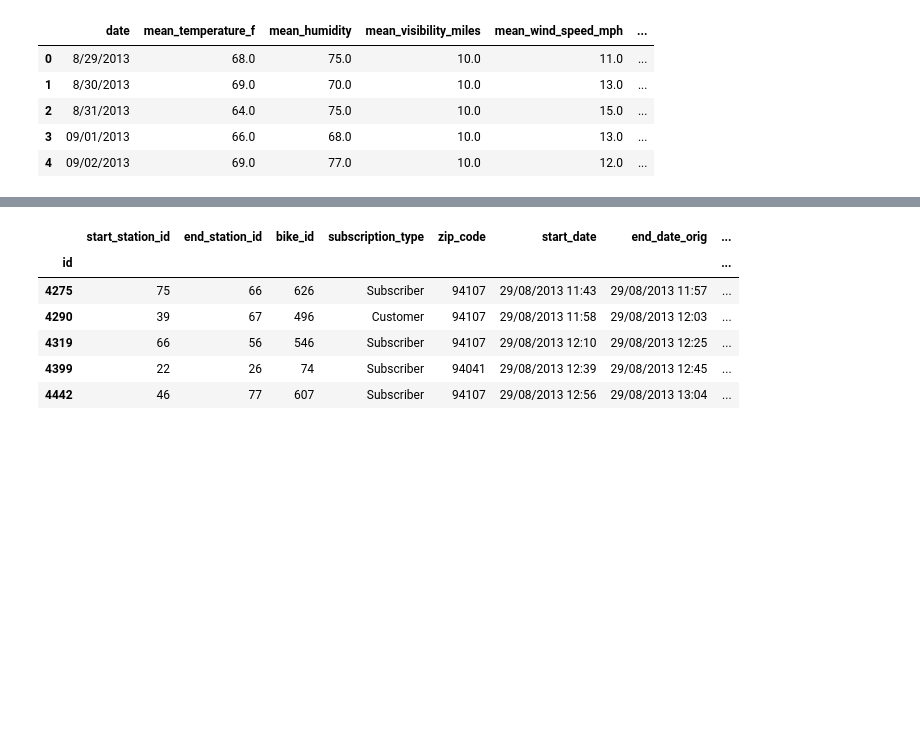
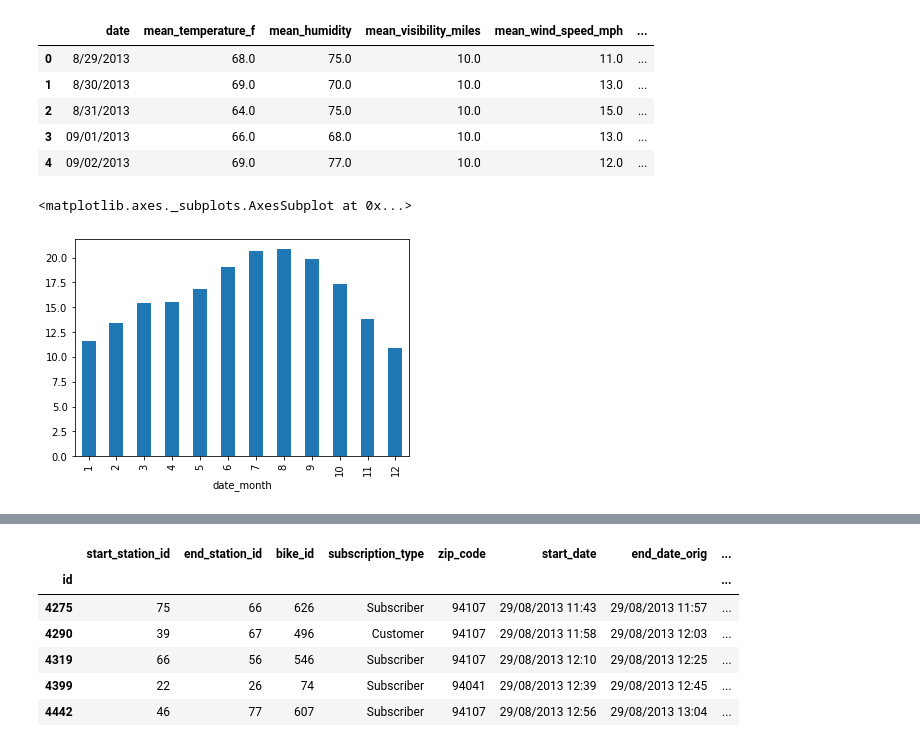
Before and after one commit to orbenishay/pandas-project, a Jupyter notebook: Bicycle_7.ipynb, the cells around one changed output, grey strips where cells are left out. Drawn from its saved outputs; the diff is of its cells as text; code cells hidden in the pictures; blank space fills up the shorter version.

```diff
--- a/Bicycle_7.ipynb
+++ b/Bicycle_7.ipynb
@@ -34,5 +35,5 @@ Saving weather.csv to weather (1).csv
 # %%
-df_weather = pd.read_csv("weather.csv", parse_dates=True)
+df_weather = pd.read_csv("weather (1).csv", parse_dates=True)
 df_weather.head()
 # %% [output]
 |  | date | mean_temperature_f | mean_humidity | mean_visibility_miles | mean_wind_speed_mph | ... |
@@ -43,6 +44,7 @@ df_weather.head()
 | 4 | 09/02/2013 | 69.0 | 77.0 | 10.0 | 12.0 | ... |
 # %%
 df_weather['mean_temperature_c'] = (df_weather['mean_temperature_f'] - 32)*(5/9)
+df_weather['date_month'] = pd.DatetimeIndex(df_weather['date']).month
 df_weather.head()
 # %% [output]
 |  | date | mean_temperature_f | mean_humidity | mean_visibility_miles | mean_wind_speed_mph | ... |
@@ -51,3 +53,10 @@ df_weather.head()
 | 2 | 8/31/2013 | 64.0 | 75.0 | 10.0 | 15.0 | ... |
 | 3 | 09/01/2013 | 66.0 | 68.0 | 10.0 | 13.0 | ... |
 | 4 | 09/02/2013 | 69.0 | 77.0 | 10.0 | 12.0 | ... |
+# %%
+df_weather.groupby('date_month')['mean_temperature_c'].mean().plot.bar()
+
+#we can see that in July & August the hotest weather- maybe it has more bycicle rents?
+# %% [output]
+<matplotlib.axes._subplots.AxesSubplot at 0x...>
+[figure, added]
```
Also changed, not shown: parts of 5 cells of this notebook.
